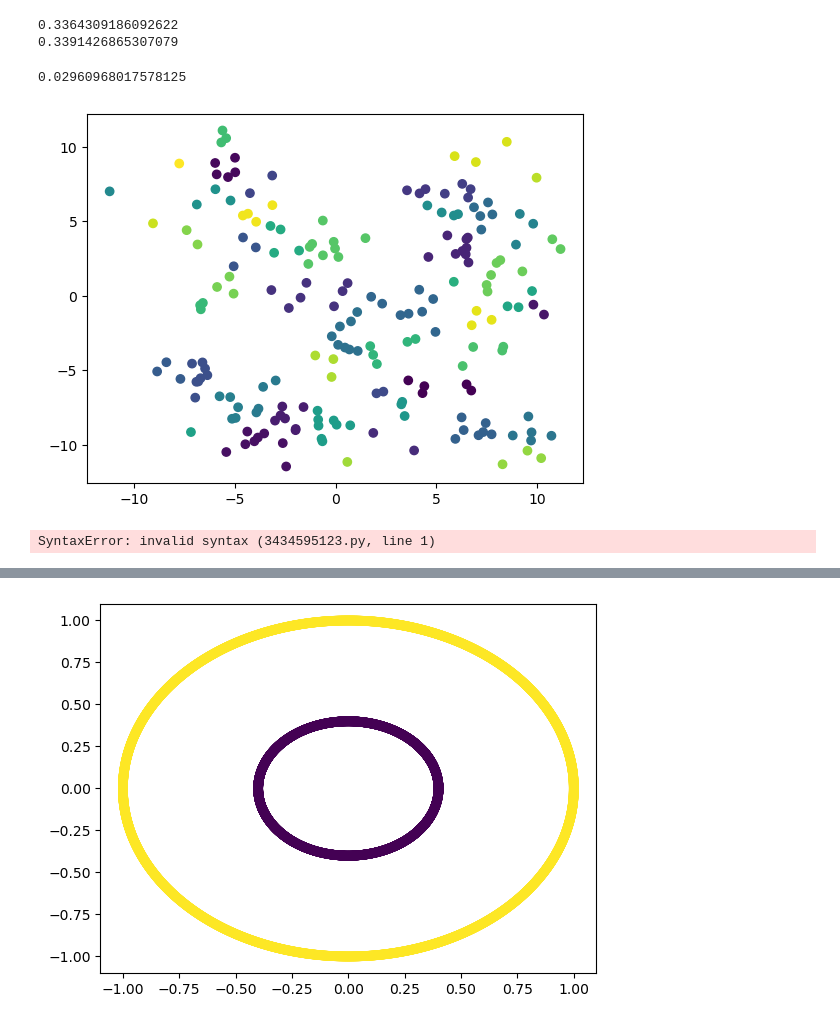
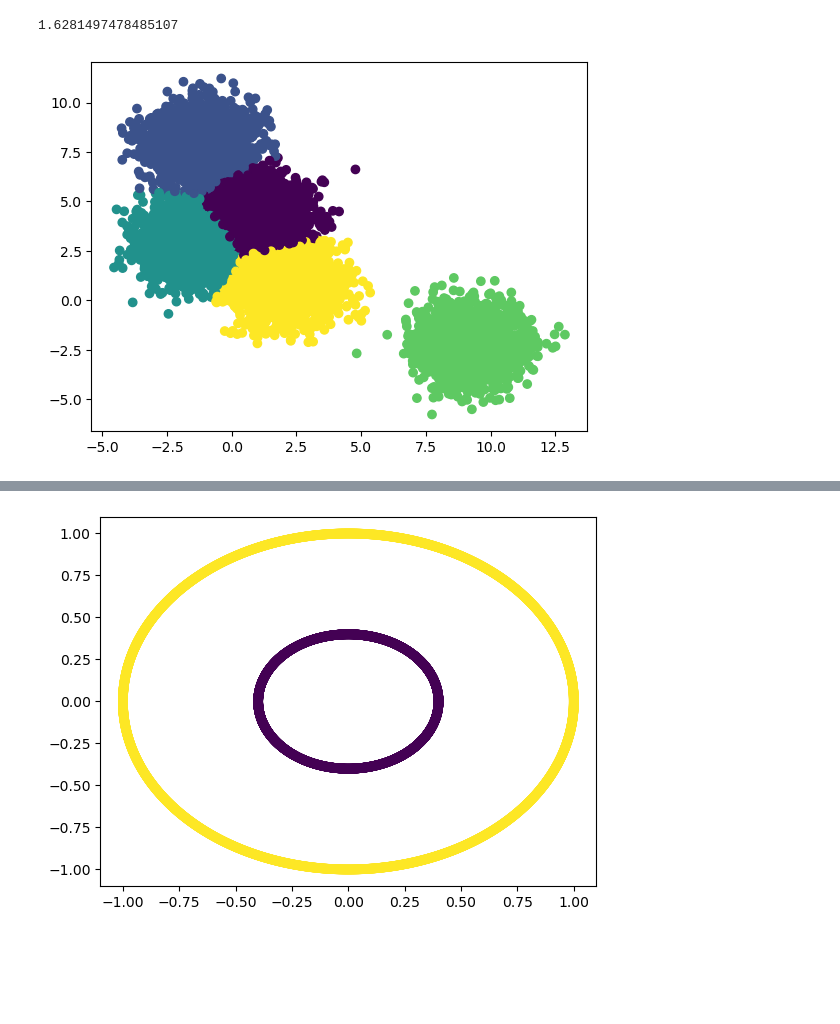
Before and after one commit to bauxn/kernel-kmeans, a Jupyter notebook: demo.ipynb, the cells around one changed output, grey strips where cells are left out. Cells and saved outputs as stored; diff of their text form; code cells hidden in the pictures; blank space fills up the shorter version.

```diff
--- a/demo.ipynb
+++ b/demo.ipynb
@@ -38,8 +38,8 @@ class KKMeans():
         kernel_matrix = self.kernel_wrapper(X)
 
         labels_store = np.zeros((self.n_init, X.shape[0]), dtype=np.int_)
-        quality_store = np.zeros(self.n_init)
-        inner_sums_store = np.zeros((self.n_init, self.n_clusters))
+        quality_store = np.zeros(self.n_init, dtype=np.double)
+        inner_sums_store = np.zeros((self.n_init, self.n_clusters), dtype=np.double)
         sizes_store = np.zeros((self.n_init, self.n_clusters), dtype=np.int_)
 
         for init in range(self.n_init):
@@ -106,7 +106,7 @@ class KKMeans():
             centers = self.rng.choice(X, self.n_clusters)
             return self._assign_to_centers(X, centers)
         elif self.init == "truerandom":
-            return self.rng.integers(0, self.n_clusters, len(X))
+            return self.rng.integers(0, self.n_clusters, len(X), dtype=np.int_)
 
         elif self.init == "kmeans++":
             return self._kmeanspp(X, kernel_matrix)
@@ -114,7 +114,7 @@ class KKMeans():
         raise NotImplementedError("Unknown initialisation method")
 
     def _sanitize_centers(self, centers):
-        centers = np.asarray(centers, dtype=np.float64)
+        centers = np.asarray(centers, dtype=np.double)
         if len(centers.shape) != 2:
             raise ValueError("Given centers need to be 2-d array")
         if 0 in centers.shape:
@@ -129,7 +129,7 @@ class KKMeans():
         for cluster in range(self.n_clusters):
             dists_to_centers[:, cluster] = (-2 * X_center_kernel[:, cluster]
                              + self.kernel_wrapper(centers[cluster]))
-        return np.argmin(dists_to_centers, axis=1)
+        return np.array(np.argmin(dists_to_centers, axis=1), dtype=np.int_)
 
     def _kmeanspp(self, X, kernel_matrix):
         dists_to_centers = self._build_starting_distance(kernel_matrix)
@@ -139,7 +139,6 @@ class KKMeans():
                 index = self.rng.integers(low=0, high=data_size)
             else:
                 max_dist_each = np.amin(dists_to_centers[:, :cluster + 1], axis = 1)
-                #max_dist_each[max_dist_each < 0] = 0 # TODO test if really necessary
                 probs = max_dist_each/max_dist_each.sum()
                 index = self.rng.choice(len(X), size=1, p=probs)
             center = X[index]
@@ -147,10 +146,10 @@ class KKMeans():
             outer_sum = self.kernel_wrapper(X, center)
             # reshape necessary as kernel_wrapper has 2dim array output
             dists_to_centers[:, cluster] += (-2 * outer_sum + inner_sum).reshape(data_size,)
+            dists_to_centers[:, cluster] = np.sqrt(dists_to_centers[:, cluster])
 
-        #TODO SQRT!! dists_to_centers = sqrt(dists_to_centers)
 
-        return np.argmin(dists_to_centers, axis=1)
+        return np.array(np.argmin(dists_to_centers, axis=1), dtype=np.int_)
 
     def _lloyd(self, kernel_matrix, labels):
         quality = 0
@@ -257,7 +256,6 @@ def visualize(data, labels):
         ax = fig.add_subplot(projection = "3d")
         ax.scatter(data[:,0], data[:,1], data[:,2], c = labels)
 # %%
-x, labels, centers = make_blobs(20, centers=10, return_centers = True, random_state = 1, n_features = 2)
+x, labels, centers = make_blobs(10000, centers=5, return_centers = True, random_state = 0, n_features = 2)
 # %%
-kkme = KKMeans(n_clusters = 10, verbose = True, init = "kmeans++", kernel = "linear", seed = 0, q_metric="inertia", n_init=3, tol = 0, algorithm="elkan")
-kkml = KKMeans(n_clusters = 10, verbose = True, init = "kmeans++", kernel = "linear", seed = 0, q_metric="inertia", n_init=3, tol = 1e-4, algorithm="lloyd")
+kkm = KKMeans(n_clusters = 5, verbose = False, init = "kmeans++", kernel = "linear", seed = 0, q_metric="inertia", n_init=3, tol = 1e-4, algorithm="lloyd")
@@ -282,16 +261,0 @@ Best inertia: 9.508326004580043 Found at init: 2
-# %%
-# 10,5,30
-#5, 2, 0&3
-#20, 3, 63
-size = 5
-n_c= 2
-for i in range(100):
-    x, labels, centers = make_blobs(size, centers=n_c, return_centers = True, random_state = i, n_features = 2)
-    kkme = KKMeans(n_clusters = n_c, verbose = False, init = "kmeans++", kernel = "linear", seed = 0, q_metric="inertia", n_init=3, tol = 1e-4, algorithm="elkan")
-    kkml = KKMeans(n_clusters = n_c, verbose = False, init = "kmeans++", kernel = "linear", seed = 0, q_metric="inertia", n_init=3, tol = 1e-4, algorithm="lloyd")
-    kkme.fit(x)
-    kkml.fit(x)
-    if not np.isclose(kkml.quality, kkme.quality):
-        print(kkme.quality)
-        print(kkml.quality)
-        print(i)
@@ -318,20 +262,9 @@ from sklearn.metrics import silhouette_score
-# %%
-print(silhouette_score(kkme.trained_data, kkme.labels))
-print(silhouette_score(kkml.trained_data, kkml.labels))
-# %% [output]
-0.3364309186092622
-0.3391426865307079
 # %%
 start = time()
-kkml.fit(x)
+kkm.fit(x)
 end = time()
 print(end - start)
-visualize(x, kkml.labels)
+visualize(x, kkm.labels)
 # %% [output]
-0.02960968017578125
+1.6281497478485107
-[figure, old version]
+[figure, new version]
-# %%
-Bestinertia: 5903.795041513802 Found at init: 1
-3.8494319915771484
-# %% [output]
-SyntaxError: invalid syntax (3434595123.py, line 1)
```
Also changed, not shown: parts of 11 cells of this notebook, 3 other files.
